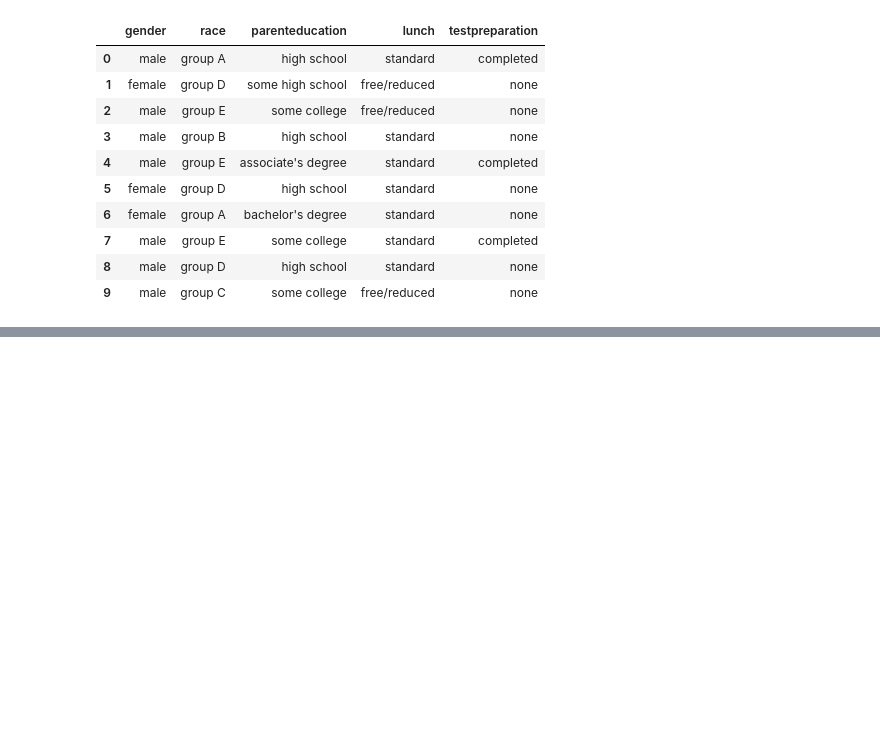
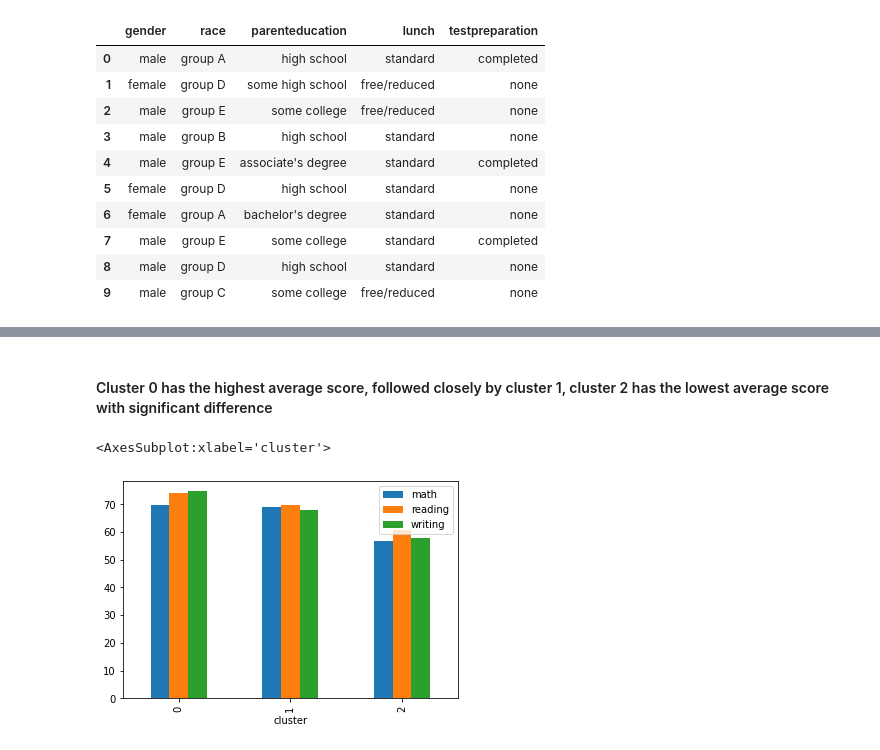
Before and after one commit to AbielB/Flask_ClusteringForStudents, a Jupyter notebook: MakeModel.ipynb, the cells around one changed output, grey strips where cells are left out. Drawn from its saved outputs; the diff is of its cells as text; code cells hidden in the pictures; blank space fills up the shorter version.

```diff
--- a/MakeModel.ipynb
+++ b/MakeModel.ipynb
@@ -76,12 +80,0 @@ data.head(20)
-# %%
-#show elbow graph kmenas
-from sklearn.cluster import KMeans
-wcss = []
-for i in range(1, 11):
-    kmeans = KMeans(n_clusters = i, init = 'k-means++',
-                    max_iter = 300, n_init = 10, random_state = 0)
-    kmeans.fit(data)
-    wcss.append(kmeans.inertia_)
-    print ("i:",i, " cost:", kmeans.inertia_)
-plt.plot(range(1, 11), wcss)
-plt.title('The Elbow Method')
@@ -101,7 +80,0 @@ Text(0.5, 1.0, 'The Elbow Method')
-# %%
-kmeans = KMeans(n_clusters=3)
-kmeans = kmeans.fit(data)
-labels = kmeans.predict(data)
-C = kmeans.cluster_centers_
-data["cluster"] = kmeans.labels_
-data.head(20)
@@ -125,0 +81,8 @@ data.head(20)
+# %%
+#agglomerative clustering
+from sklearn.cluster import AgglomerativeClustering
+aggclustering = AgglomerativeClustering(n_clusters=3, affinity='euclidean', linkage='complete')
+aggclustering.fit_predict(data)
+print(aggclustering.labels_)
+data['cluster'] = aggclustering.labels_
+data.head(20)
@@ -127,0 +126,10 @@ data.to_csv('hasil_cluster.csv',index=False)
+# %%
+data2['cluster'] = aggclustering.labels_
+data2 = data2.drop(['gender','race/ethnicity','parental level of education','lunch','test preparation course'], axis=1)
+data2.rename(columns = {'math score':'math'}, inplace = True)
+data2.rename(columns = {'reading score':'reading'}, inplace = True)
+data2.rename(columns = {'writing score':'writing'}, inplace = True)
+data2 = data2
+
+print("size: ",data2.shape)
+data2.head(10)
@@ -127,0 +158,8 @@ data.to_csv('hasil_cluster.csv',index=False)
+# %% [markdown]
+#### Cluster 0 has the highest average score, followed closely by cluster 1, cluster 2 has the lowest average score with significant difference
+# %%
+#get the average of math,reading, writing
+data2.groupby('cluster').mean().plot.bar()
+# %% [output]
+<AxesSubplot:xlabel='cluster'>
+[figure, added]
```
Also changed, not shown: parts of 10 cells of this notebook, 8 other files.
